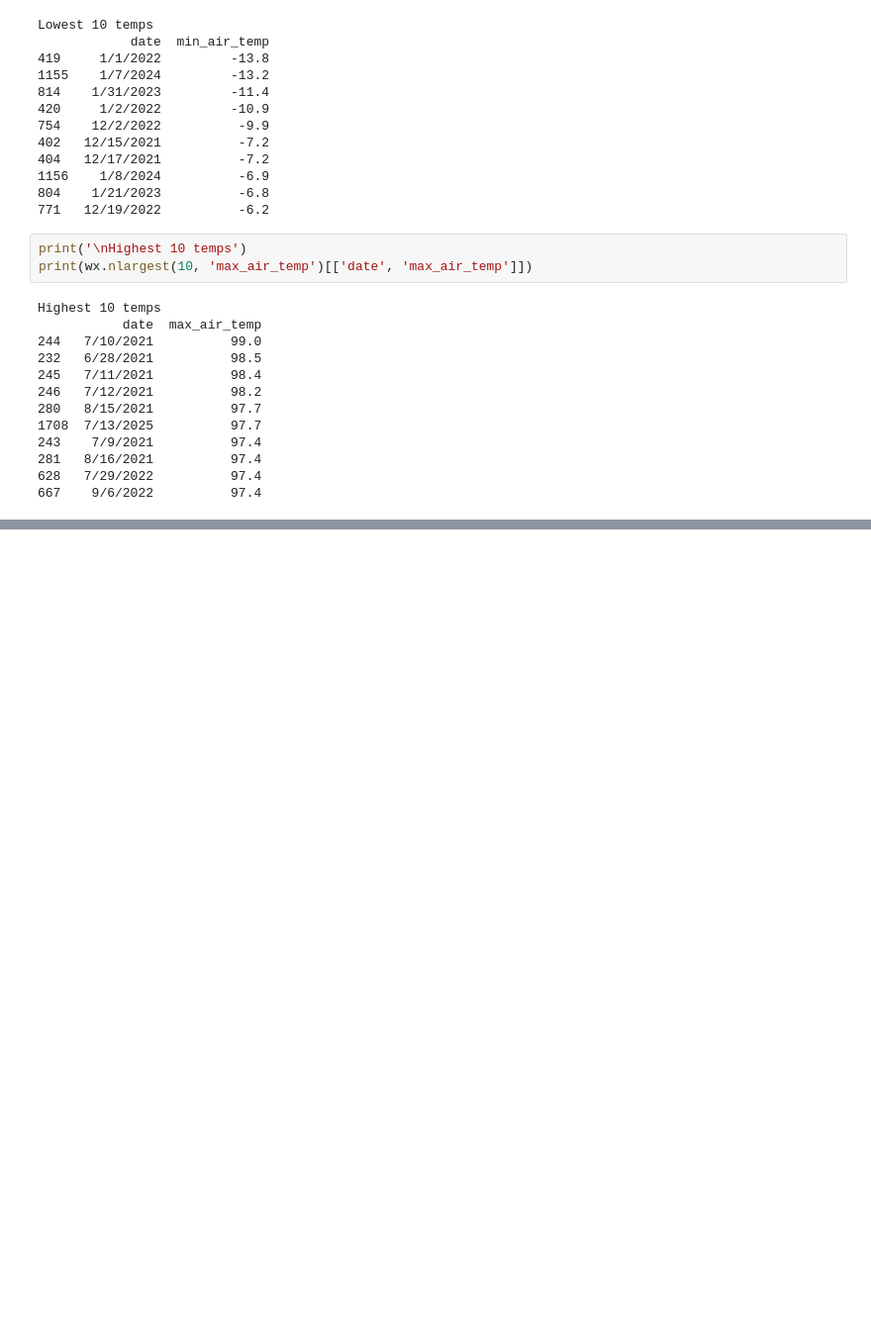
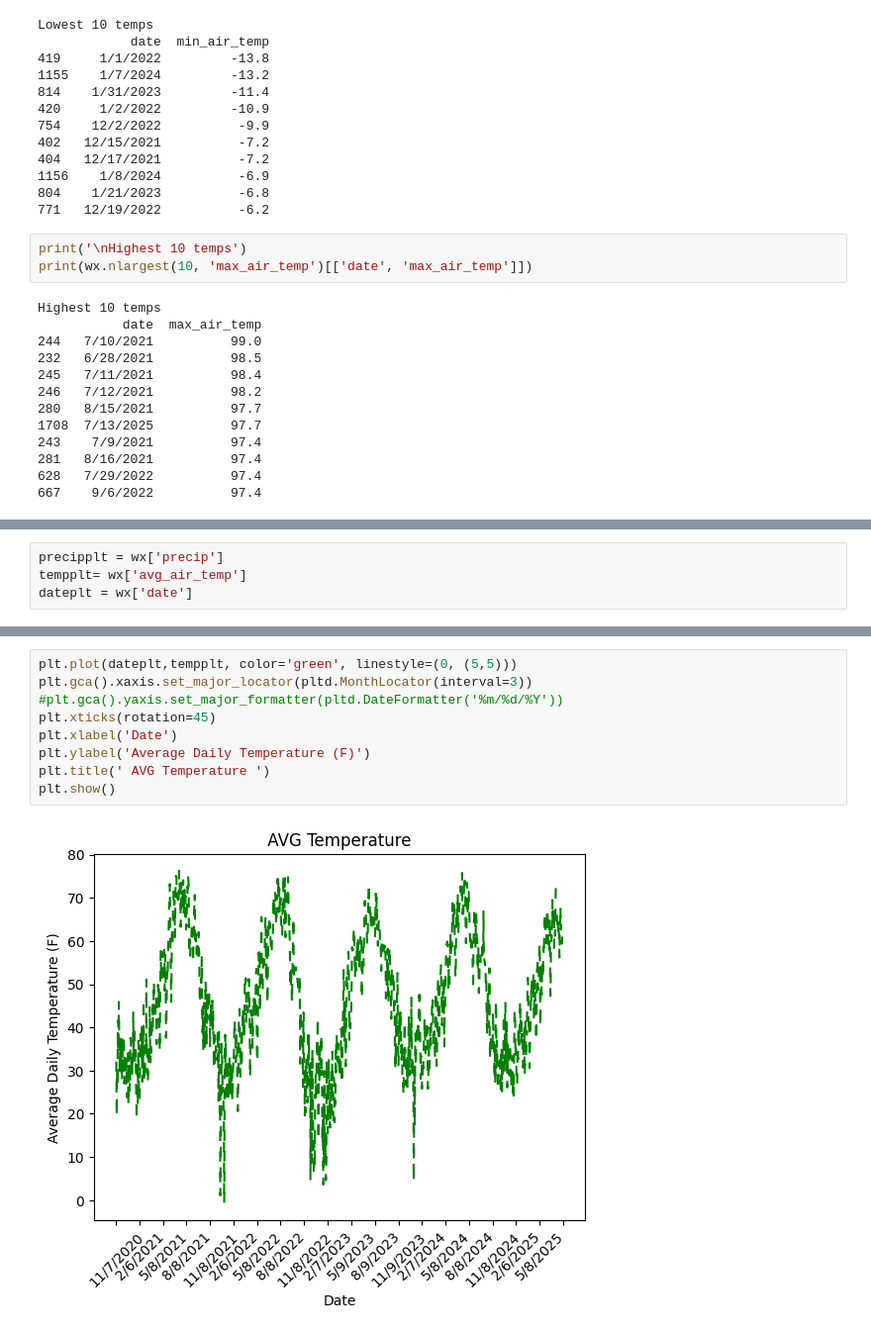
Before and after one commit to Hillbilly-1978/data_analysis, a Jupyter notebook: cimis_big.ipynb, the cells around one changed output, grey strips where cells are left out. Shown: that part at 99% size. Drawn from its saved outputs; the diff is of its cells as text; blank space fills up the shorter version.

```diff
--- a/cimis_big.ipynb
+++ b/cimis_big.ipynb
@@ -83,0 +184,4 @@ Highest 10 temps
+# %%
+precipplt = wx['precip']
+tempplt= wx['avg_air_temp']
+dateplt = wx['date']
@@ -83,0 +204,11 @@ Highest 10 temps
+# %%
+plt.plot(dateplt,tempplt, color='green', linestyle=(0, (5,5)))
+plt.gca().xaxis.set_major_locator(pltd.MonthLocator(interval=3))
+#plt.gca().yaxis.set_major_formatter(pltd.DateFormatter('%m/%d/%Y'))
+plt.xticks(rotation=45)
+plt.xlabel('Date')
+plt.ylabel('Average Daily Temperature (F)')
+plt.title(' AVG Temperature ')
+plt.show()
+# %% [output]
+[figure, added]
```
Also changed, not shown: parts of 24 cells of this notebook, 4 other files.
